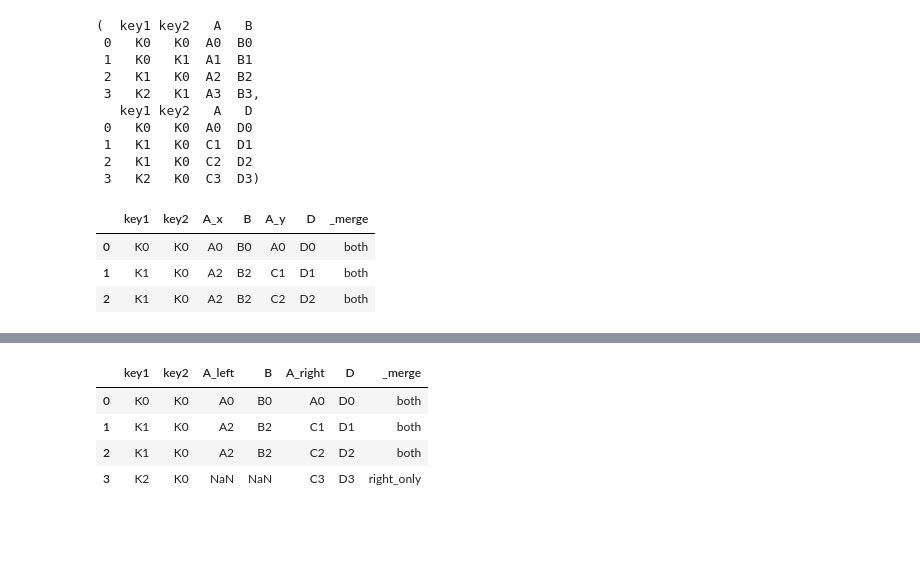
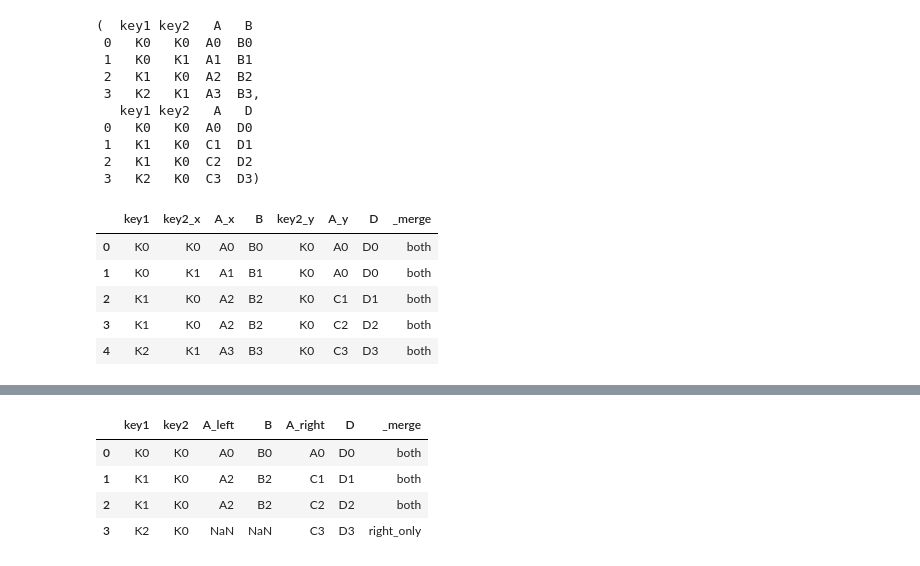
Before and after one commit to jvesand/data-processing-johan-sandberg, a Jupyter notebook: Code-alongs/L3_merging.ipynb, the cells around one changed output, grey strips where cells are left out. Saved outputs shown, nothing was run; the diff lists cells and outputs as text; code cells hidden in the pictures; blank space fills up the shorter version.

```diff
--- a/Code-alongs/L3_merging.ipynb
+++ b/Code-alongs/L3_merging.ipynb
@@ -231,12 +278,15 @@ left, right
  1   K1   K0  C1  D1
  2   K1   K0  C2  D2
  3   K2   K0  C3  D3)
-# %%
-# merge on both key1 and key2 columns, and an inner join (intersection)
-# A_x is from left, A_y is from the right
-left.merge(right, on = ["key1", "key2"], indicator=True)
-# %% [output]
-|  | key1 | key2 | A_x | B | A_y | D | _merge |
-| 0 | K0 | K0 | A0 | B0 | A0 | D0 | both |
-| 1 | K1 | K0 | A2 | B2 | C1 | D1 | both |
-| 2 | K1 | K0 | A2 | B2 | C2 | D2 | both |
+# %%
+# if there are multiple rows with same value in aligning column, they are all included
+# if those rows differ in other columns, those columns get duplicated
+
+pd.merge(left, right, on = "key1", indicator=True)
+# %% [output]
+|  | key1 | key2_x | A_x | B | key2_y | A_y | D | _merge |
+| 0 | K0 | K0 | A0 | B0 | K0 | A0 | D0 | both |
+| 1 | K0 | K1 | A1 | B1 | K0 | A0 | D0 | both |
+| 2 | K1 | K0 | A2 | B2 | K0 | C1 | D1 | both |
+| 3 | K1 | K0 | A2 | B2 | K0 | C2 | D2 | both |
+| 4 | K2 | K1 | A3 | B3 | K0 | C3 | D3 | both |
```
Also changed, not shown: parts of 25 cells of this notebook, 3 other files.
